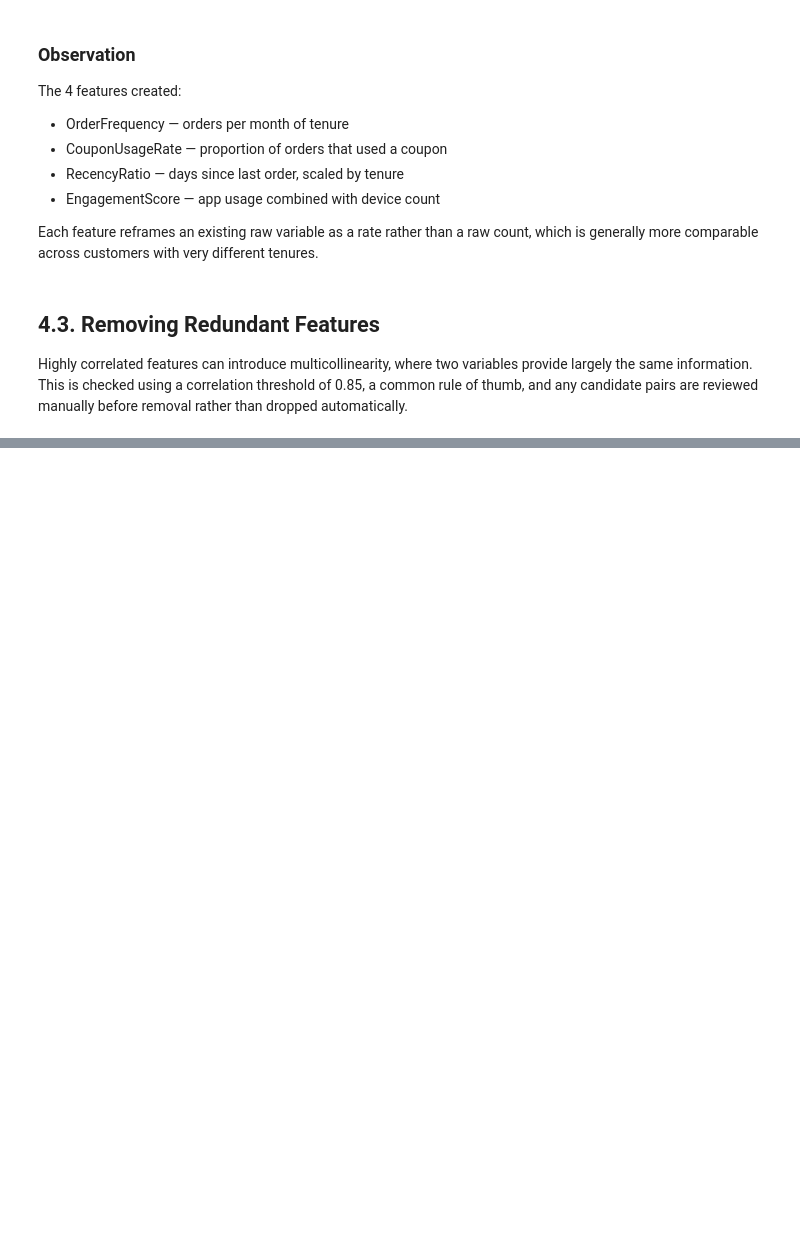
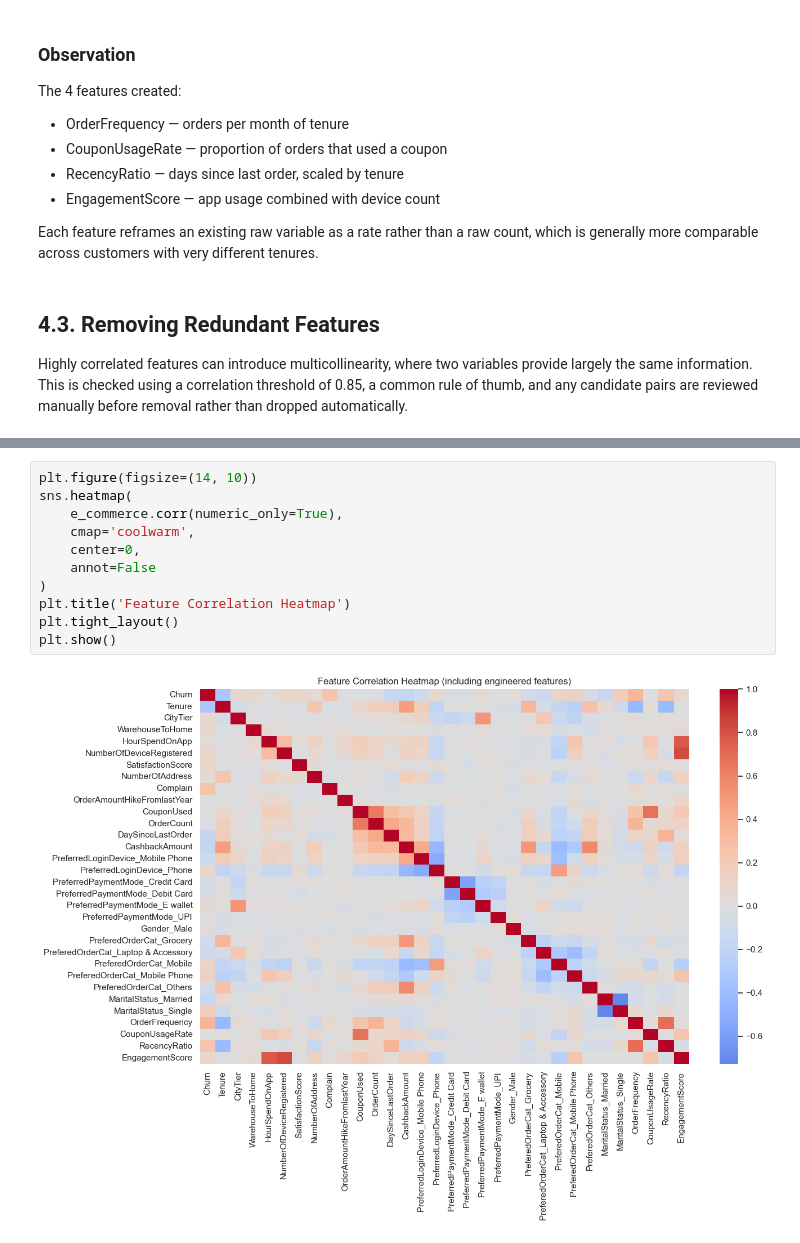
Before and after one commit to Akurang/AI_group5_project, a Jupyter notebook: final_project.ipynb, the cells around one changed output, grey strips where cells are left out. Drawn from its saved outputs; the diff is of its cells as text; blank space fills up the shorter version.

```diff
--- a/final_project.ipynb
+++ b/final_project.ipynb
@@ -482,0 +507,13 @@ Highly correlated features can introduce multicollinearity, where two variables
+# %%
+plt.figure(figsize=(14, 10))
+sns.heatmap(
+    e_commerce.corr(numeric_only=True),
+    cmap='coolwarm',
+    center=0,
+    annot=False
+)
+plt.title('Feature Correlation Heatmap')
+plt.tight_layout()
+plt.show()
+# %% [output]
+[figure, added]
```
Also changed, not shown: parts of 6 cells of this notebook.
